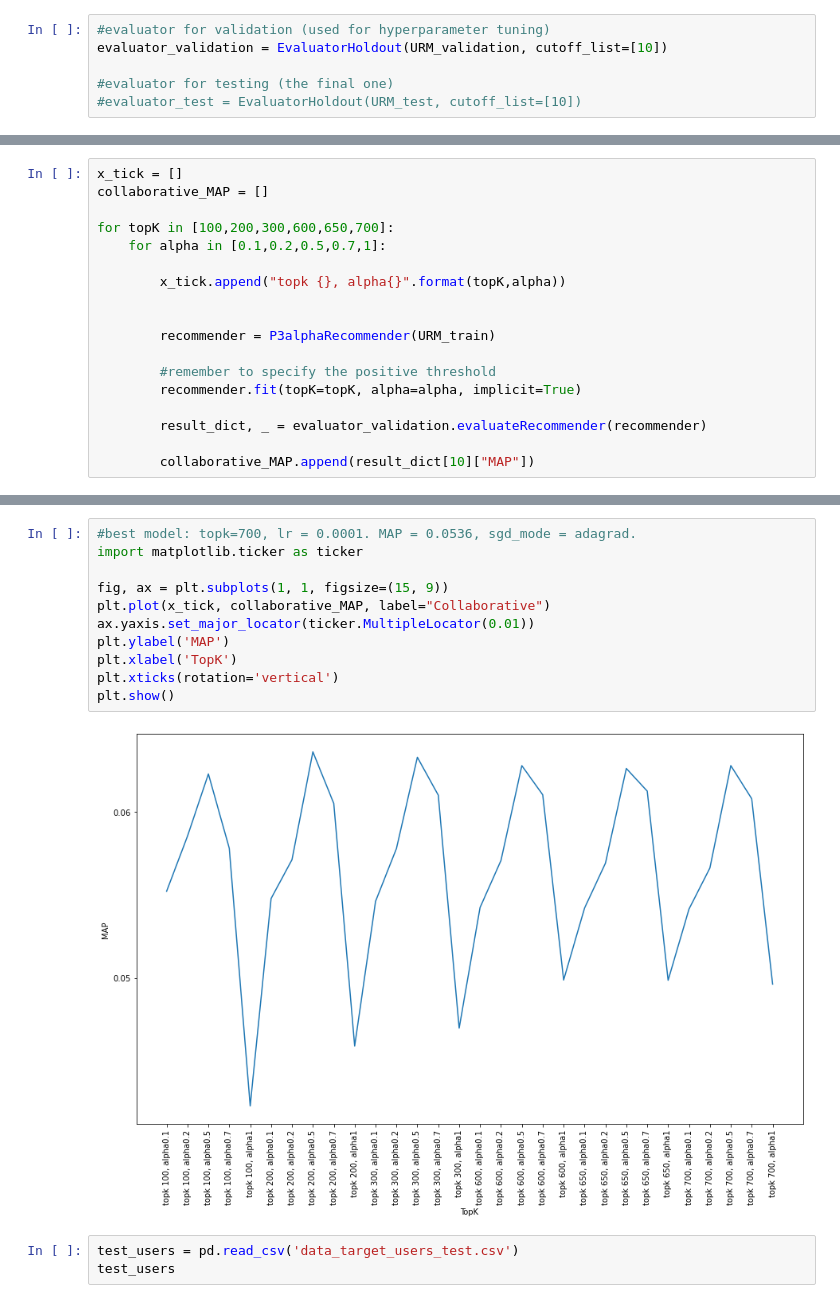
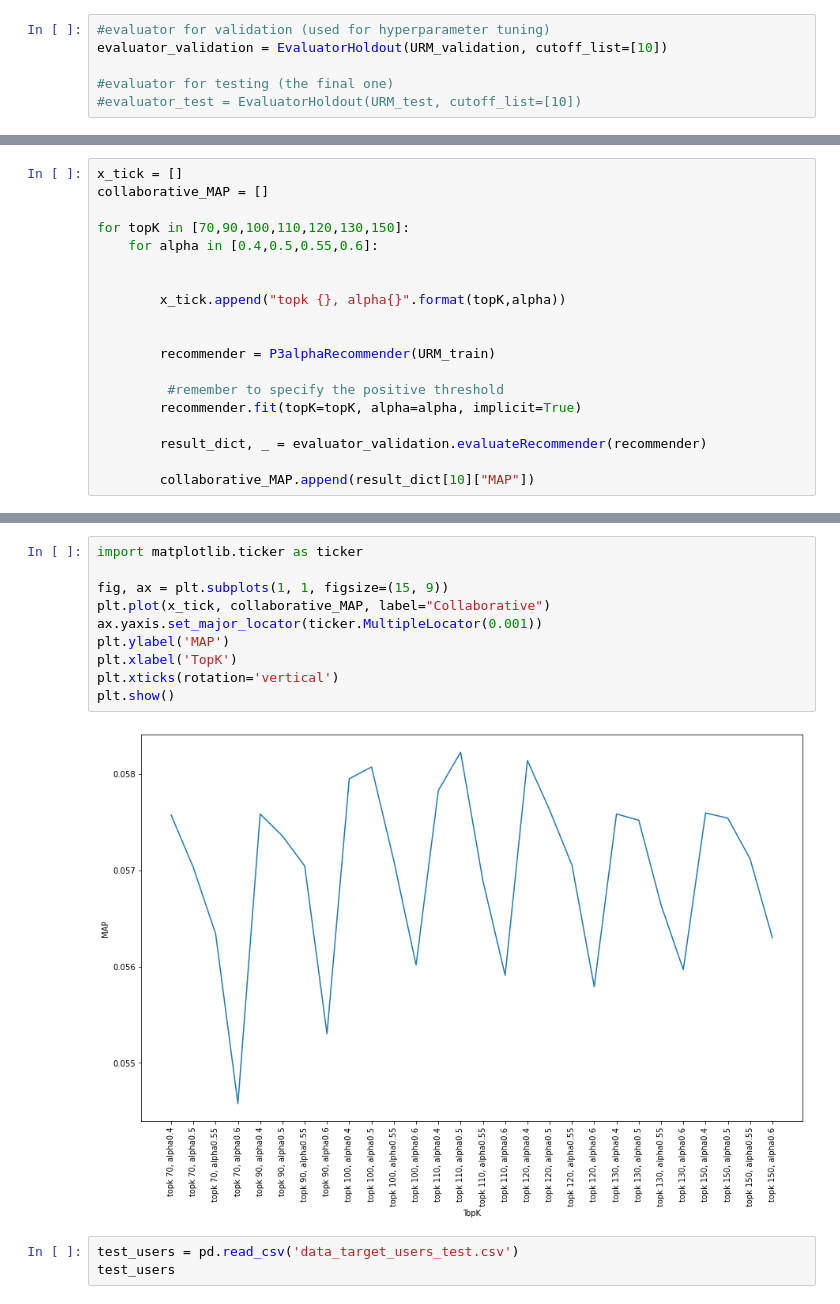
Before and after one commit to mattiasu96/Recommender-Systems-Challenge, a Jupyter notebook: New Challenge Data/P3Alpha.ipynb, the cells around one changed output, grey strips where cells are left out. Saved outputs shown, nothing was run; the diff lists cells and outputs as text.

Commit message:
New best model

```diff
--- a/New Challenge Data/P3Alpha.ipynb
+++ b/New Challenge Data/P3Alpha.ipynb
@@ -110,15 +106,16 @@ P3alphaRecommender: URM Detected 1962 (7.55 %) cold items.
 x_tick = []
 collaborative_MAP = []
 
-for topK in [100,200,300,600,650,700]:
-    for alpha in [0.1,0.2,0.5,0.7,1]:
+for topK in [70,90,100,110,120,130,150]:
+    for alpha in [0.4,0.5,0.55,0.6]:
+
 
         x_tick.append("topk {}, alpha{}".format(topK,alpha))
 
 
         recommender = P3alphaRecommender(URM_train)
 
-        #remember to specify the positive threshold
+         #remember to specify the positive threshold
         recommender.fit(topK=topK, alpha=alpha, implicit=True)
 
         result_dict, _ = evaluator_validation.evaluateRecommender(recommender)
@@ -145,16 +151,15 @@ EvaluatorHoldout: Processed 4937 ( 100.00% ) in 3.82 sec. Users per second: 1291
 # %%
-#best model: topk=700, lr = 0.0001. MAP = 0.0536, sgd_mode = adagrad.
 import matplotlib.ticker as ticker
 
 fig, ax = plt.subplots(1, 1, figsize=(15, 9))
 plt.plot(x_tick, collaborative_MAP, label="Collaborative")
-ax.yaxis.set_major_locator(ticker.MultipleLocator(0.01))
+ax.yaxis.set_major_locator(ticker.MultipleLocator(0.001))
 plt.ylabel('MAP')
 plt.xlabel('TopK')
 plt.xticks(rotation='vertical')
 plt.show()
 # %% [output]
-[figure, old version]
+[figure, new version]
 # %%
 test_users = pd.read_csv('data_target_users_test.csv')
 test_users
```
Also changed, not shown: parts of 6 cells of this notebook, 3 other files.
